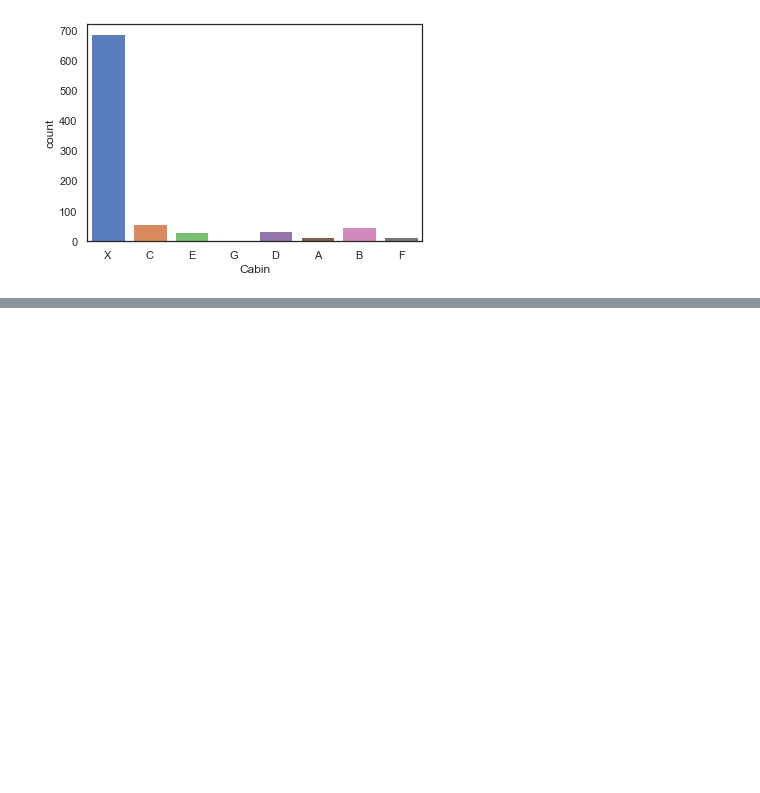
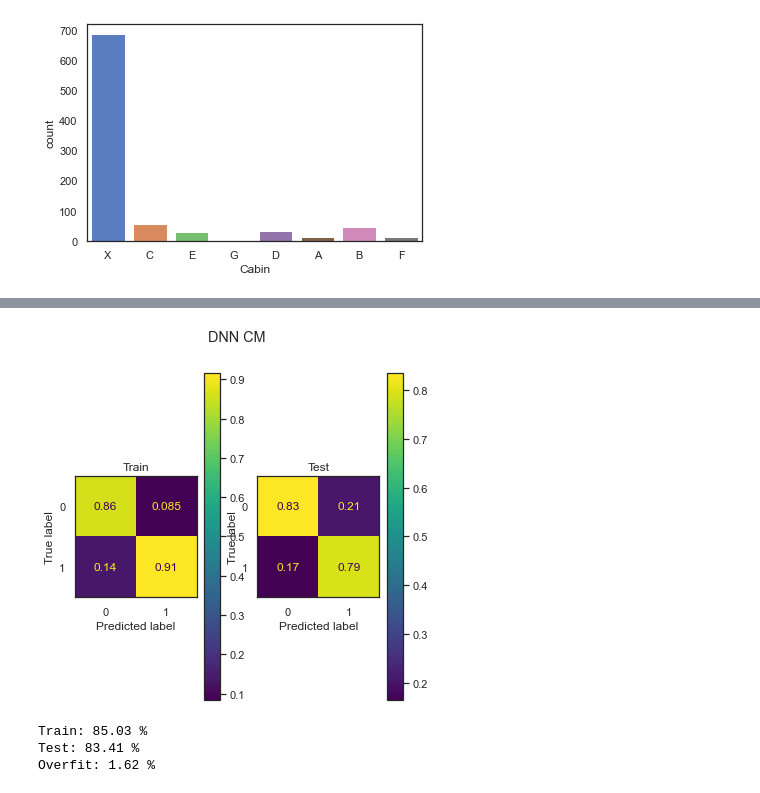
Before and after one commit to Daegil2/practice, a Jupyter notebook: titanic_practice.ipynb, the cells around one changed output, grey strips where cells are left out. Drawn from its saved outputs; the diff is of its cells as text; code cells hidden in the pictures; blank space fills up the shorter version.

```diff
--- a/titanic_practice.ipynb
+++ b/titanic_practice.ipynb
@@ -463,0 +461,27 @@ Overfit: 3.41 %
+# %%
+fig, (ax1, ax2) = plt.subplots(1, 2, figsize=(6,6))
+fig.suptitle('DNN CM')
+cm_train=confusion_matrix(y_train, np.rint(dnn_model.predict(X_train)), normalize = 'pred', labels =[0,1])
+disp_train = ConfusionMatrixDisplay(confusion_matrix=cm_train, display_labels=[0,1])
+disp_train.plot(ax=ax1)
+disp_train.ax_.set_title('Train')
+cm_test=confusion_matrix(y_test, np.rint(dnn_model.predict(X_test)), normalize = 'pred', labels = [0,1])
+disp_test = ConfusionMatrixDisplay(confusion_matrix=cm_test, display_labels=[0,1])
+disp_test.plot(ax=ax2)
+disp_test.ax_.set_title('Test')
+plt.show()
+# %% [output]
+[figure, added]
+# %%
+
+rf_model = RandomForestClassifier(max_depth=4, n_estimators= 75, max_features='auto')
+rf_model.fit(X_train, y_train)
+rf_train_score = rf_model.score(X_train, y_train)
+rf_accuracy = rf_model.score(X_test, y_test)
+print("Train: {:.2f} %".format(rf_train_score * 100))
+print("Test: {:.2f} %".format(rf_accuracy*100))
+print('Overfit: {:.2f} %'.format((rf_train_score-rf_accuracy)*100))
+# %% [output]
+Train: 85.03 %
+Test: 83.41 %
+Overfit: 1.62 %
```
Also changed, not shown: parts of 58 cells of this notebook.
